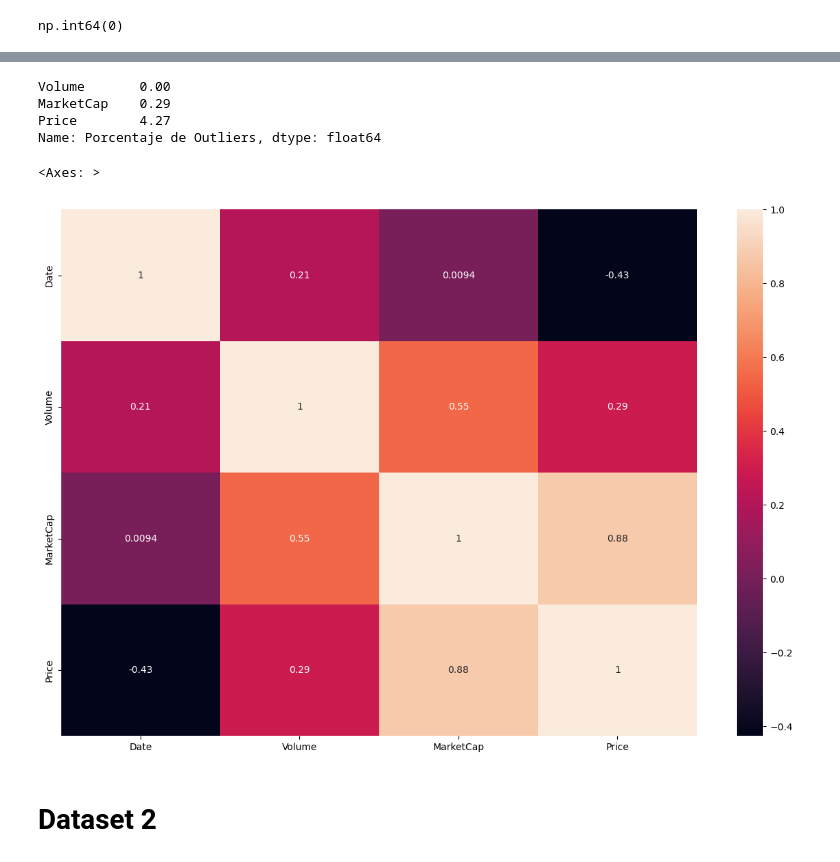
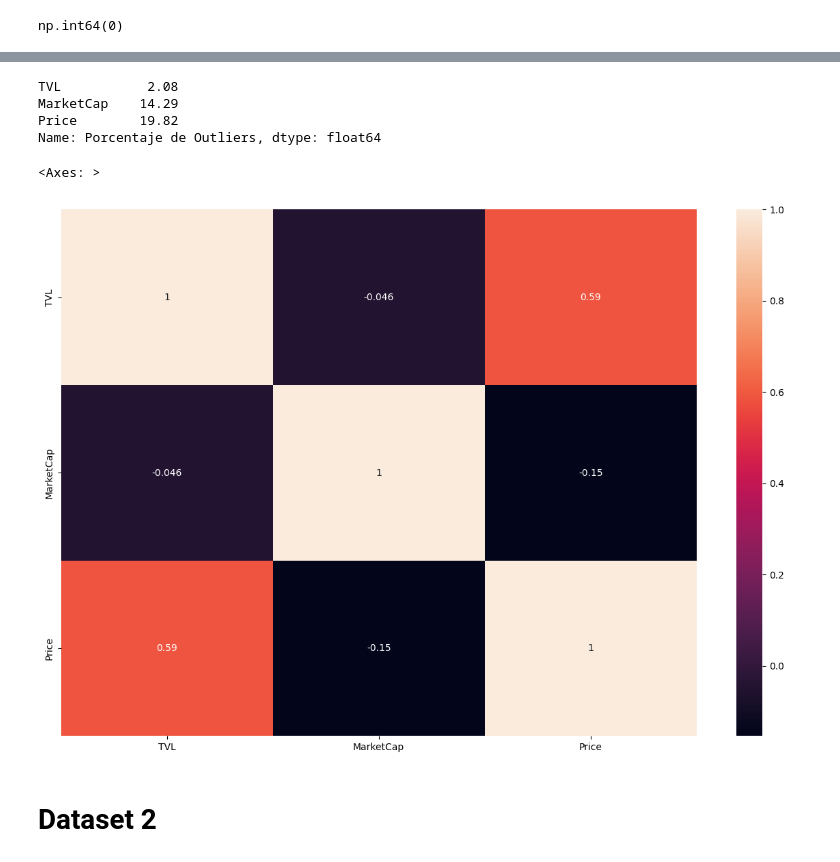
Before and after one commit to crysticore/crypto, a Jupyter notebook: Preprocesamiento.ipynb, the cells around one changed output, grey strips where cells are left out. Cells and saved outputs as stored; diff of their text form; code cells hidden in the pictures.

```diff
--- a/Preprocesamiento.ipynb
+++ b/Preprocesamiento.ipynb
@@ -6,16 +6,15 @@ import seaborn as sns
 import matplotlib.pyplot as plt
 import numpy as np
 # %%
-data = pd.read_csv('criptodata.csv', header=None)
+data = pd.read_csv('criptodata.csv')
 data.columns = [
     'Date',
     'Name',
     'Symbol',
-    'Volume',
+    'TVL',
     'MarketCap',
     'Price',
-    'Cat1',
-    'Cat2'
+    'Class',
     ]
 # %%
 data.head()
@@ -29,2 +28,2 @@ data.head()
 # %%
-data = data.drop(['Name', 'Symbol', 'Cat1', 'Cat2'], axis=1)
+data = data.drop(['Name'], axis=1)
@@ -65,4 +73,7 @@ memory usage: 42.5+ KB
 # %%
 data['Date'] = pd.to_datetime(data['Date'])
+data['Symbol'] = data['Symbol'].astype('category')
+data['Class'] = data['Class'].astype('category')
+
 data.head()
 # %% [output]
@@ -128,16 +167,16 @@ def porcentaje_outliers_por_columna(df):
 
 print(porcentaje_outliers_por_columna(data))
 # %% [output]
-Volume       0.00
-MarketCap    0.29
-Price        4.27
+TVL           2.08
+MarketCap    14.29
+Price        19.82
 Name: Porcentaje de Outliers, dtype: float64
 # %%
 plt.figure(figsize=(15, 10))
-sns.heatmap(data.corr(), annot=True)
+sns.heatmap(data.drop(['Date', 'Symbol', 'Class'], axis=1).corr(), annot=True)
 # %% [output]
 <Axes: >
-[figure, old version]
+[figure, new version]
 # %% [markdown]
 # Dataset 2
 # %%
```
Also changed, not shown: parts of 14 cells of this notebook.
